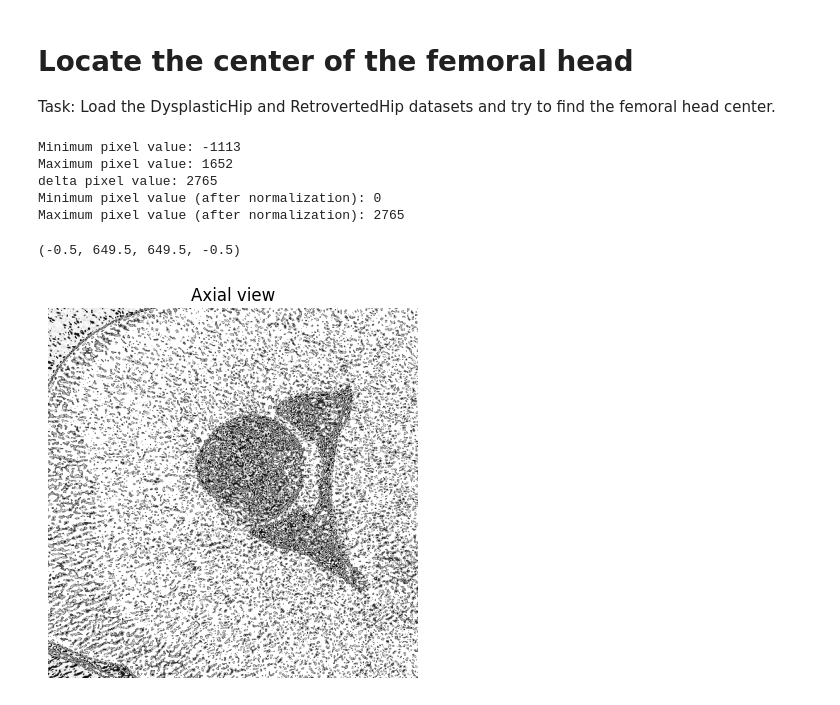
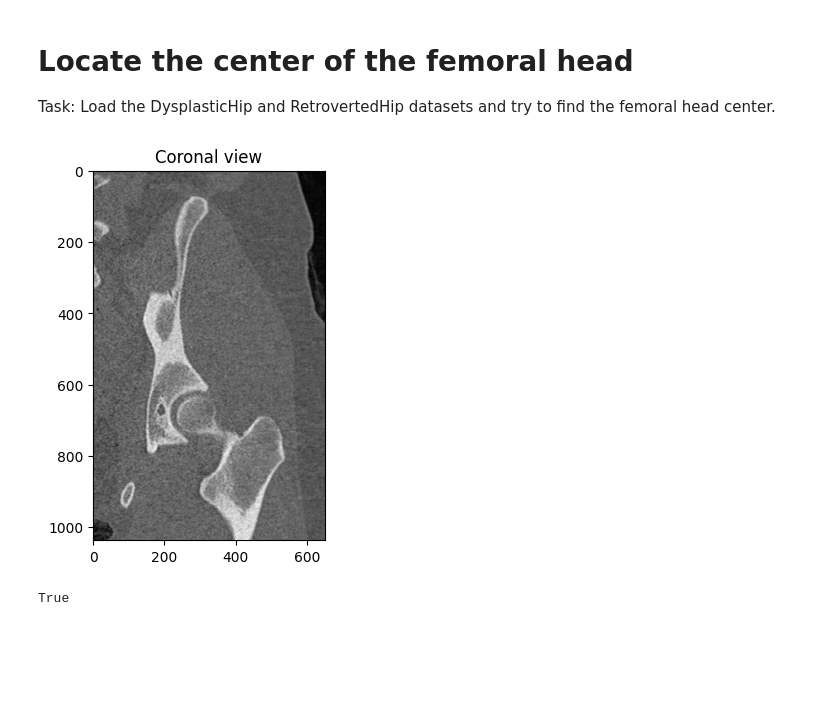
Before and after one commit to Sentz98/FemoralHeadSegmentation, a Jupyter notebook: assignement.ipynb, the cells around one changed output. Cells and saved outputs as stored; diff of their text form; code cells hidden in the pictures; blank space fills up the shorter version.

```diff
--- a/assignement.ipynb
+++ b/assignement.ipynb
@@ -92,46 +92,26 @@ plt.show()
 # Locate the center of the femoral head
 
 Task: Load the DysplasticHip and RetrovertedHip datasets and try to find the femoral head center.
-# %%
-import cv2
-import numpy as np
-import matplotlib.pyplot as plt
-
-# Convert the axial view from the NumPy array to an 8-bit grayscale image
-img = Im_Roi[sn - 1, :, :]
-# Check the pixel value range
-min_pixel_value = np.min(img)
-max_pixel_value = np.max(img)
-
-print(f"Minimum pixel value: {min_pixel_value}")
-print(f"Maximum pixel value: {max_pixel_value}")
-print(f"delta pixel value: {max_pixel_value - min_pixel_value}")
-
-# Check if there are negative values
-if min_pixel_value < 0:
-    # Shift the pixel values to make them positive
-    image_normalized = img - min_pixel_value
-    max_pixel_value = np.max(image_normalized)
-    min_pixel_value = np.min(image_normalized)
-
-    print(f"Minimum pixel value (after normalization): {min_pixel_value}")
-    print(f"Maximum pixel value (after normalization): {max_pixel_value}")
-else:
-    print("No negative pixel values in the image.")
-
-# Normalize to the range [0, 255] (uint8)
-testIm = np.uint8((img - min_pixel_value) * 255 / (img - min_pixel_value))
-
-
-plt.figure(2)
-plt.imshow(testIm, cmap='gray')
-plt.title('Axial view')
-plt.axis('off')
-# %% [output]
-Minimum pixel value: -1113
-Maximum pixel value: 1652
-delta pixel value: 2765
-Minimum pixel value (after normalization): 0
-Maximum pixel value (after normalization): 2765
-(-0.5, 649.5, 649.5, -0.5)
-[figure, removed]
+# %%
+import cv2
+import numpy as np
+import matplotlib.pyplot as plt
+
+#apply gaussian filter to reduce noise to coronal view
+coronal = cv2.GaussianBlur(coronal_roi,(7,7),0.5)
+
+# Normalize the image over 255 only positive
+
+coronal = coronal - min(coronal.flatten())
+coronal = coronal / max(coronal.flatten())
+coronal = coronal * 255
+
+plt.imshow(coronal, cmap='gray')
+plt.title('Coronal view')
+plt.show()
+
+#save image
+cv2.imwrite('Coronal.png', coronal)
+# %% [output]
+[figure, added]
+True
```
Also changed, not shown: parts of 3 cells of this notebook, 1 other file.
